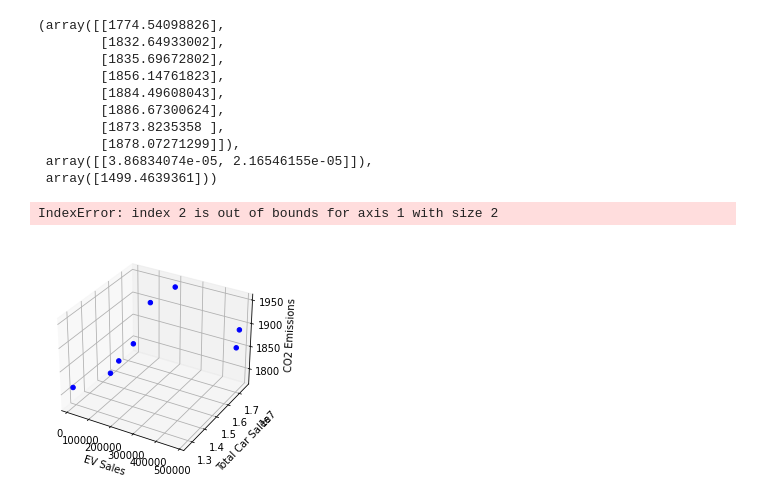
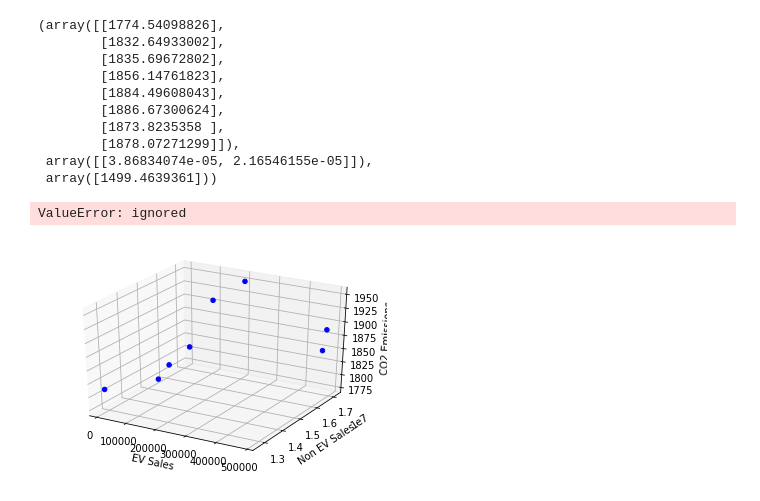
Before and after one commit to ykim879/machine.learning.project, a Jupyter notebook: linear_regression.ipynb, the cells around one changed output. Drawn from its saved outputs; the diff is of its cells as text; code cells hidden in the pictures.

```diff
--- a/linear_regression.ipynb
+++ b/linear_regression.ipynb
@@ -158,19 +166,17 @@ pred,reg.coef_,reg.intercept_
 # %%
 #plotting linear regression
 fig = plt.figure()
 ax = fig.add_subplot(111, projection='3d')
-ax.scatter(evsales,totalcarsales,co2emissions,c='blue',marker='o',alpha=1)
+ax.scatter(evsales,nonevsales,co2emissions,c='blue',marker='o',alpha=1)
 ax.set_xlabel('EV Sales')
-ax.set_ylabel('Total Car Sales')
+ax.set_ylabel('Non EV Sales')
 ax.set_zlabel('CO2 Emissions')
-xx,yy,zz= np.meshgrid(x1[:,0],x1[:,1],x1[:,2])
-combinedArrays = np.vstack((xx.flatten(), yy.flatten(), zz.flatten())).T
-z = combinedArrays.dot(reg.coef_)
-ax.plot_surface(combinedArrays[:,0],combinedArrays[:,1],z, alpha=0.5)
+x_surf, y_surf = np.meshgrid(np.linspace(evsales.min(), evsales.max(), n_total),np.linspace(nonevsales.min(), nonevsales.max(), n_total))
+ax.plot_surface(x_surf,y_surf,pred.reshape(x_surf.shape), color='None', alpha=0.01)
 plt.show()
 # %% [output]
-IndexError: index 2 is out of bounds for axis 1 with size 2
+ValueError: ignored
-[figure, old version]
+[figure, new version]
 # %%
 #prediction using pca
 combine = np.column_stack((x,y)).T
```
Also changed, not shown: parts of 4 cells of this notebook.
